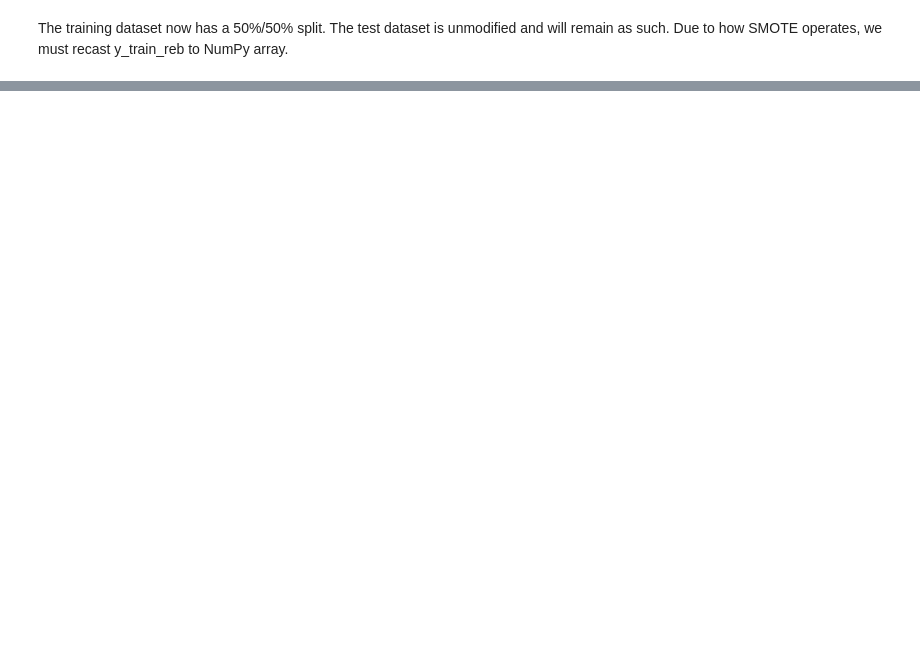
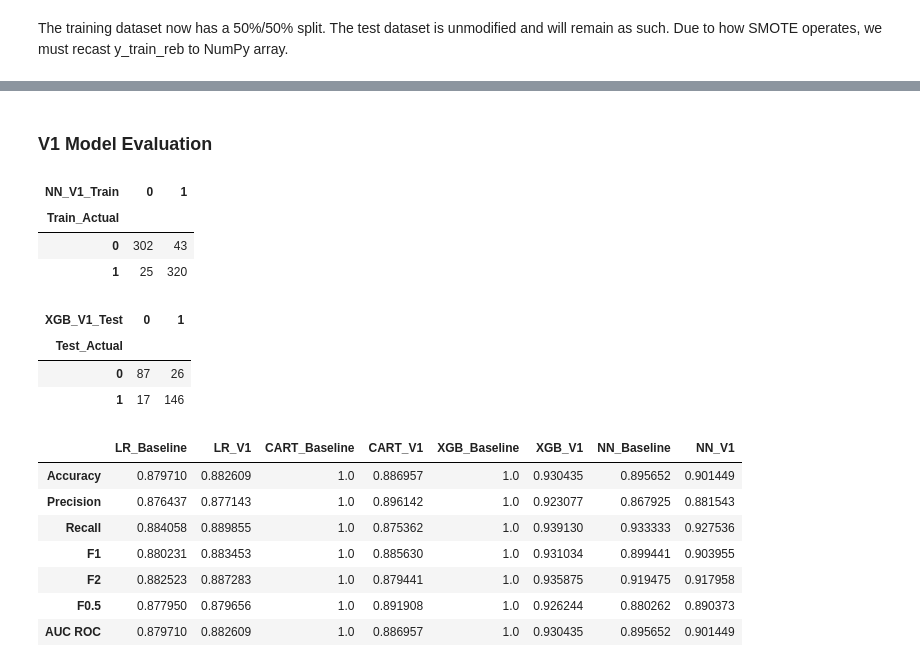
Before and after one commit to garybair/Heart-Disease, a Jupyter notebook: Predicting-Heart-Disease.ipynb, the cells around one changed output, grey strips where cells are left out. Cells and saved outputs as stored; diff of their text form; code cells hidden in the pictures; blank space fills up the shorter version.

```diff
--- a/Predicting-Heart-Disease.ipynb
+++ b/Predicting-Heart-Disease.ipynb
@@ -772,0 +1078,6 @@ Model_Evaluation_Table['NN_V1'] = data
+# %%
+nn_baseline = MLPClassifier(random_state = 0)
+nn_baseline.fit(X_train_reb, y_train_reb)
+
+nn_baseline_y_train = nn_baseline.predict(X_train_reb)
+nn_baseline_y_test = nn_baseline.predict(X_test)
@@ -772,0 +1112,11 @@ Model_Evaluation_Table['NN_V1'] = data
+# %%
+data = [accuracy_score(y_train_reb, nn_baseline_y_train, normalize=True),
+        precision_score(y_train_reb, nn_baseline_y_train),
+        recall_score(y_train_reb, nn_baseline_y_train),
+        fbeta_score(y_train_reb, nn_baseline_y_train, beta=1),
+        fbeta_score(y_train_reb, nn_baseline_y_train, beta=2),
+        fbeta_score(y_train_reb, nn_baseline_y_train, beta=0.5),
+        roc_auc_score(y_train_reb, nn_baseline_y_train)
+       ]
+
+Training_Performance_Table['NN_Baseline'] = data
@@ -772,0 +1162,41 @@ Model_Evaluation_Table['NN_V1'] = data
+# %%
+nn_v1 = MLPClassifier(hidden_layer_sizes=(8,8,8),activation='relu', solver='adam', max_iter=500)
+nn_v1.fit(X_train_reb, y_train_reb)
+
+nn_v1_y_train = nn_v1.predict(X_train_reb)
+nn_v1_y_test = nn_v1.predict(X_test)
+# %% [markdown]
+### V1 Model Evaluation
+# %%
+ct_nn_train['NN_V1_Train'] = nn_v1_y_train
+
+nn_v1_confusion_train = pd.crosstab(ct_nn_train['Train_Actual'],
+                                    ct_nn_train['NN_V1_Train'])
+nn_v1_confusion_train
+# %% [output]
+| NN_V1_Train | 0 | 1 |
+| Train_Actual |  |  |
+| 0 | 302 | 43 |
+| 1 | 25 | 320 |
+# %%
+ct_nn_test['XGB_V1_Test'] = nn_v1_y_test
+
+nn_v1_confusion_test = pd.crosstab(ct_nn_test['Test_Actual'],
+                                   ct_nn_test['XGB_V1_Test'])
+nn_v1_confusion_test
+# %% [output]
+| XGB_V1_Test | 0 | 1 |
+| Test_Actual |  |  |
+| 0 | 87 | 26 |
+| 1 | 17 | 146 |
+# %%
+data = [accuracy_score(y_train_reb, nn_v1_y_train, normalize=True),
+        precision_score(y_train_reb, nn_v1_y_train),
+        recall_score(y_train_reb, nn_v1_y_train),
+        fbeta_score(y_train_reb, nn_v1_y_train, beta=1),
+        fbeta_score(y_train_reb, nn_v1_y_train, beta=2),
+        fbeta_score(y_train_reb, nn_v1_y_train, beta=0.5),
+        roc_auc_score(y_train_reb, nn_v1_y_train)
+       ]
+
+Training_Performance_Table['NN_V1'] = data
@@ -772,0 +1214,11 @@ Model_Evaluation_Table['NN_V1'] = data
+# %%
+Training_Performance_Table
+# %% [output]
+|  | LR_Baseline | LR_V1 | CART_Baseline | CART_V1 | XGB_Baseline | XGB_V1 | NN_Baseline | NN_V1 |
+| Accuracy | 0.879710 | 0.882609 | 1.0 | 0.886957 | 1.0 | 0.930435 | 0.895652 | 0.901449 |
+| Precision | 0.876437 | 0.877143 | 1.0 | 0.896142 | 1.0 | 0.923077 | 0.867925 | 0.881543 |
+| Recall | 0.884058 | 0.889855 | 1.0 | 0.875362 | 1.0 | 0.939130 | 0.933333 | 0.927536 |
+| F1 | 0.880231 | 0.883453 | 1.0 | 0.885630 | 1.0 | 0.931034 | 0.899441 | 0.903955 |
+| F2 | 0.882523 | 0.887283 | 1.0 | 0.879441 | 1.0 | 0.935875 | 0.919475 | 0.917958 |
+| F0.5 | 0.877950 | 0.879656 | 1.0 | 0.891908 | 1.0 | 0.926244 | 0.880262 | 0.890373 |
+| AUC ROC | 0.879710 | 0.882609 | 1.0 | 0.886957 | 1.0 | 0.930435 | 0.895652 | 0.901449 |
```
Also changed, not shown: parts of 101 cells of this notebook.
